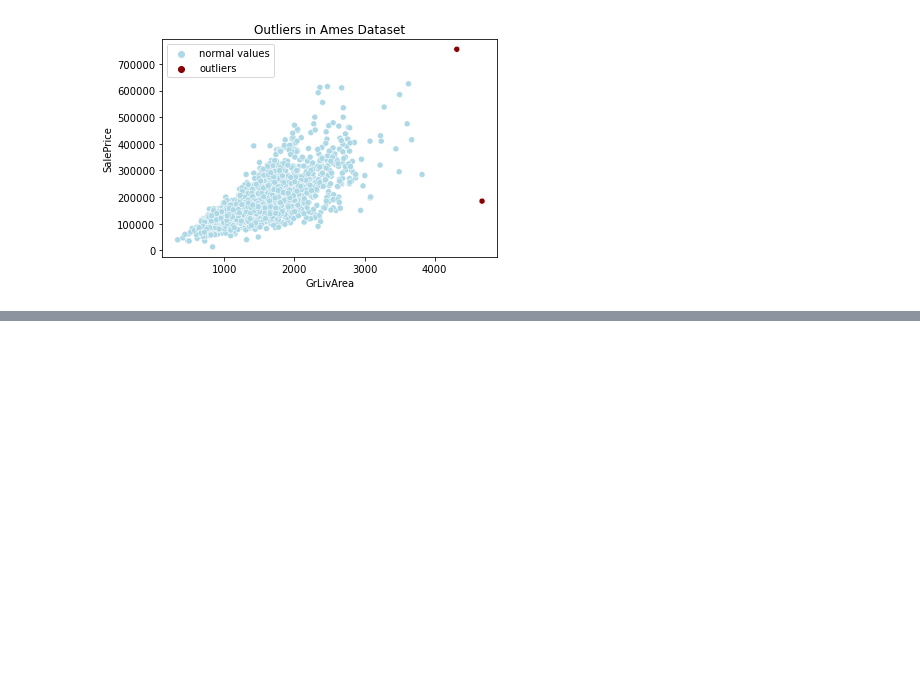
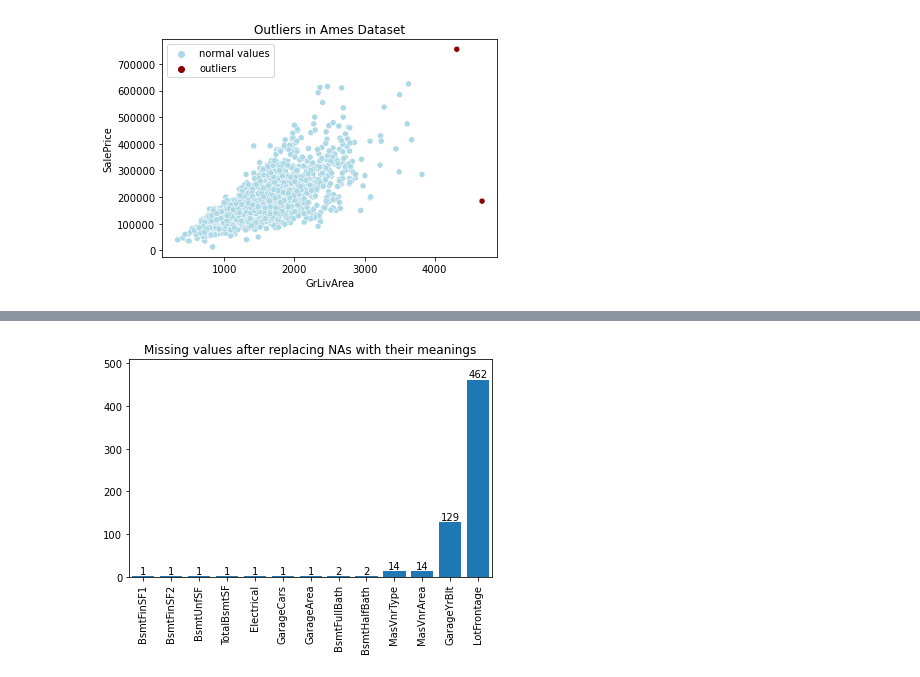
Before and after one commit to rishigoutam/ames-iowa, a Jupyter notebook: rishi/clean.ipynb, the cells around one changed output, grey strips where cells are left out. Drawn from its saved outputs; the diff is of its cells as text; code cells hidden in the pictures; blank space fills up the shorter version.

```diff
--- a/rishi/clean.ipynb
+++ b/rishi/clean.ipynb
@@ -63,0 +83,4 @@ For instance, an NA in Alley means that there is no alley for the property
+# %%
+show_missing("Missing values after replacing NAs with their meanings")
+# %% [output]
+[figure, added]
```
Also changed, not shown: parts of 17 cells of this notebook.
